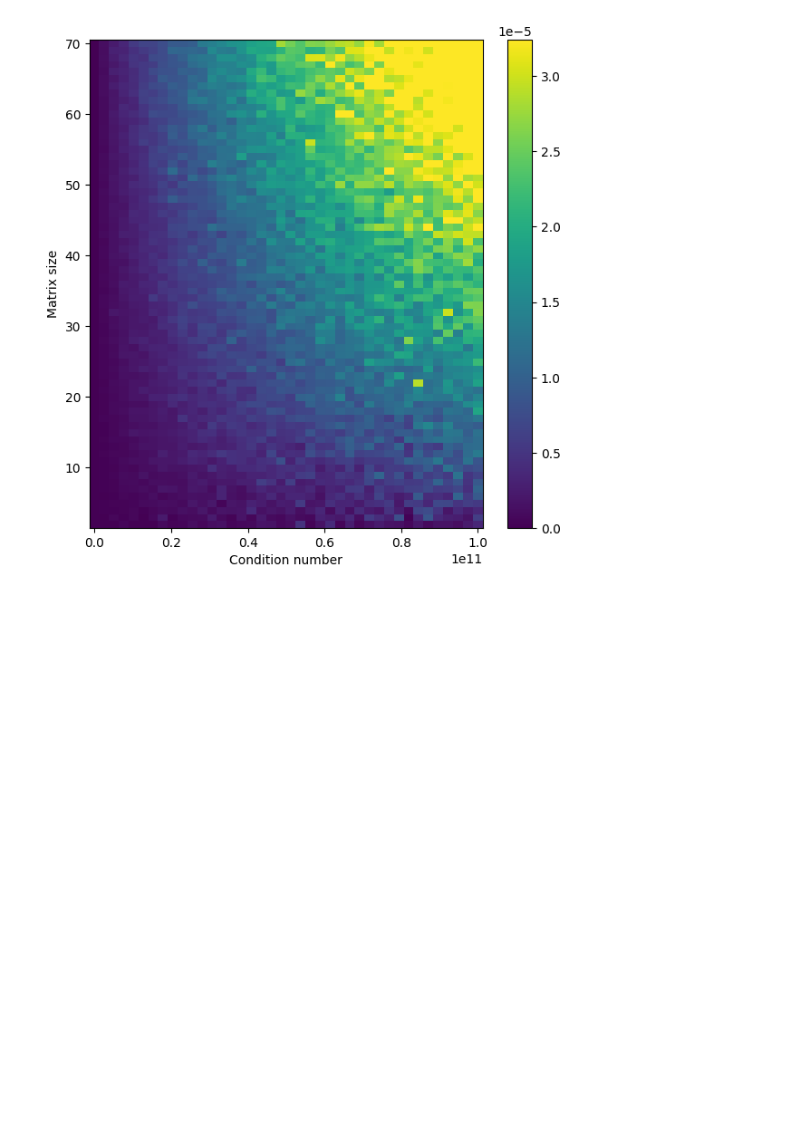
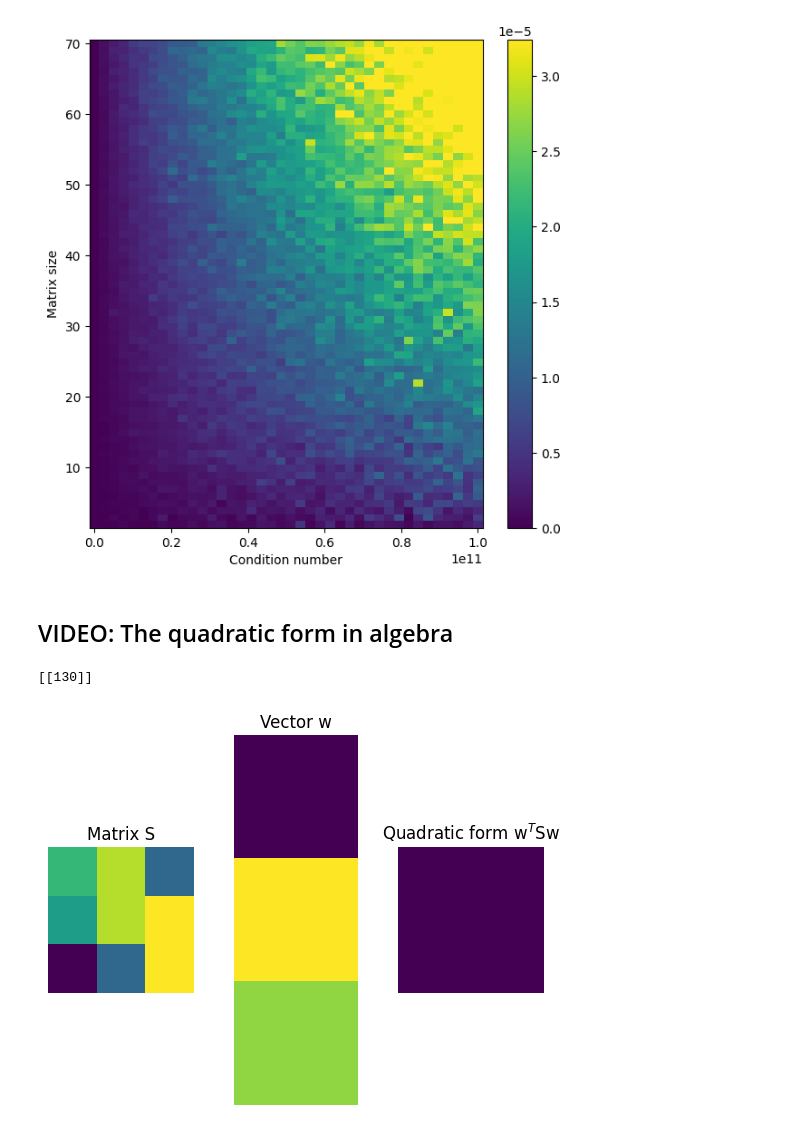
Before and after one commit to barzansaeedpour/foundations-of-machine-learning, a Jupyter notebook: 01_Mathematics-for-Machine-Learning/01_linear-algebra/01_linear-algebra.ipynb, the cells around one changed output. Cells and saved outputs as stored; diff of their text form; code cells hidden in the pictures; blank space fills up the shorter version.

```diff
--- a/01_Mathematics-for-Machine-Learning/01_linear-algebra/01_linear-algebra.ipynb
+++ b/01_Mathematics-for-Machine-Learning/01_linear-algebra/01_linear-algebra.ipynb
@@ -3950,3 +3950,39 @@ plt.colorbar()
 plt.show()
 # %% [output]
 [figure]
+# %% [markdown]
+## VIDEO: The quadratic form in algebra
+# %%
+#matrix and vector
+S = [[1,3,-2],
+     [0,3,4],
+     [-5,-2,4]]
+w = np.transpose([[-2,4,3]])
+
+#compute the quadratic form
+qf = w.T@S@w
+print(qf)
+# %% [output]
+[[130]]
+# %%
+n = len(w) #used for plotting
+
+#show the matrices
+plt.subplot(131)
+plt.imshow(S)
+plt.axis('off')
+plt.title('Matrix S')
+
+plt.subplot(132)
+plt.imshow(w)
+plt.axis('off')
+plt.title('Vector w')
+
+plt.subplot(133)
+plt.imshow(qf)
+plt.axis('off')
+plt.title('Quadratic form w$^T$Sw')
+
+plt.show()
+# %% [output]
+[figure, added]
```
Also changed, not shown: parts of 3 cells of this notebook.
